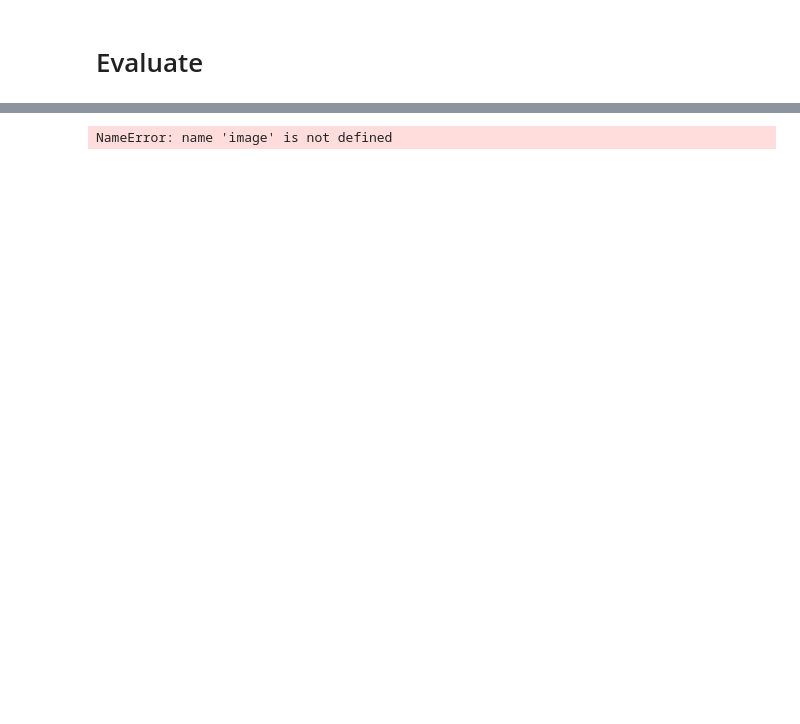
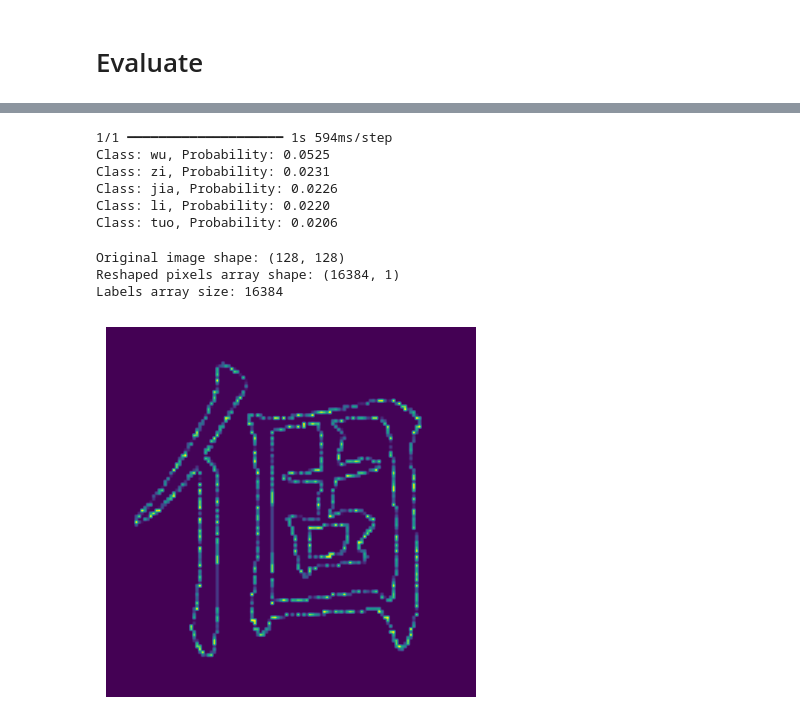
Before and after one commit to achen632/Picture-to-Pinyin, a Jupyter notebook: main.ipynb, the cells around one changed output, grey strips where cells are left out. Drawn from its saved outputs; the diff is of its cells as text; code cells hidden in the pictures; blank space fills up the shorter version.

```diff
--- a/main.ipynb
+++ b/main.ipynb
@@ -327,10 +303,62 @@ predictions = model.predict(processed_image)
 
 top_5_indices = np.argsort(predictions[0])[-5:][::-1]  # Indices of top 5 classes
 top_5_probabilities = predictions[0][top_5_indices]
-top_5_labels = [encoder.inverse_transform([i])[0] for i in top_5_indices]  # Convert indices to class labels
+top_5_labels = [label_encoder.inverse_transform([i])[0] for i in top_5_indices]  # Convert indices to class labels
 
 # Display results
 for i in range(5):
     print(f"Class: {top_5_labels[i]}, Probability: {top_5_probabilities[i]:.4f}")
 # %% [output]
-NameError: name 'image' is not defined
+1/1 ━━━━━━━━━━━━━━━━━━━━ 1s 594ms/step
+Class: wu, Probability: 0.0525
+Class: zi, Probability: 0.0231
+Class: jia, Probability: 0.0226
+Class: li, Probability: 0.0220
+Class: tuo, Probability: 0.0206
+# %%
+from sklearn.cluster import KMeans
+import numpy as np
+from sklearn.preprocessing import StandardScaler
+from PIL import Image
+import matplotlib.pyplot as plt
+
+# Load image using PIL and convert to numpy array
+path = '/home/andrew/Picture-to-Pinyin/char_dataset/36_3_個_gè.png'
+image = Image.open(path).convert('L')  # Convert image to grayscale
+image = np.array(image)  # Convert image to numpy array
+
+# Print the shape of the image to understand its dimensions
+print("Original image shape:", image.shape)
+
+# Normalize to [0, 1]
+image = image / 255.0
+
+# Reshape image to a 2D array of pixels
+pixels = image.reshape(-1, 1)
+
+# Print the shape of the reshaped pixels array
+print("Reshaped pixels array shape:", pixels.shape)
+
+# Standardize pixel values
+scaler = StandardScaler()
+pixels_scaled = scaler.fit_transform(pixels)
+
+# Apply K-Means Clustering
+kmeans = KMeans(n_clusters=100, random_state=0).fit(pixels_scaled)
+labels = kmeans.labels_
+
+# Print the size of the labels array
+print("Labels array size:", labels.size)
+
+# Reshape labels to the original image shape
+clustered_image = labels.reshape(image.shape)
+
+# Display the result
+plt.imshow(clustered_image, cmap='viridis')
+plt.axis('off')  # Optional: Turn off axis for better visualization
+plt.show()
+# %% [output]
+Original image shape: (128, 128)
+Reshaped pixels array shape: (16384, 1)
+Labels array size: 16384
+[figure, added]
```
Also changed, not shown: parts of 5 cells of this notebook.
